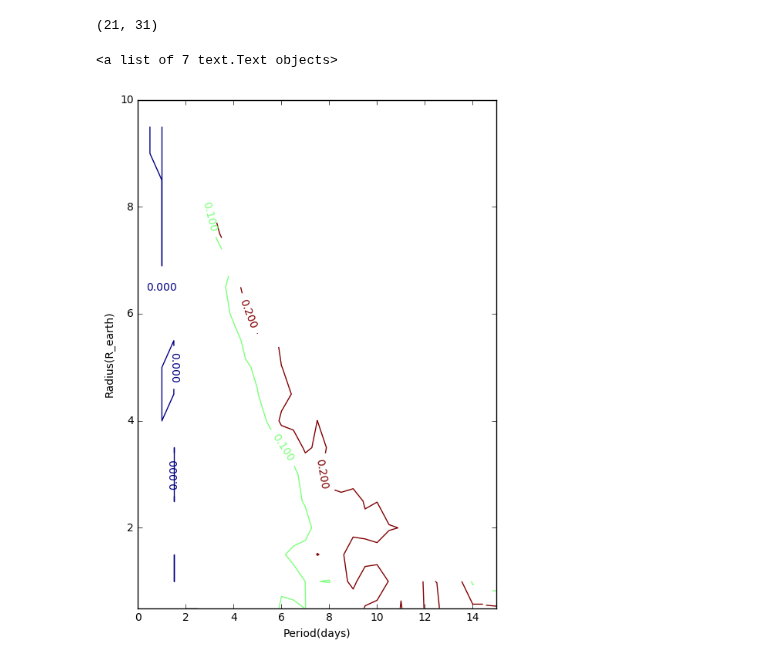
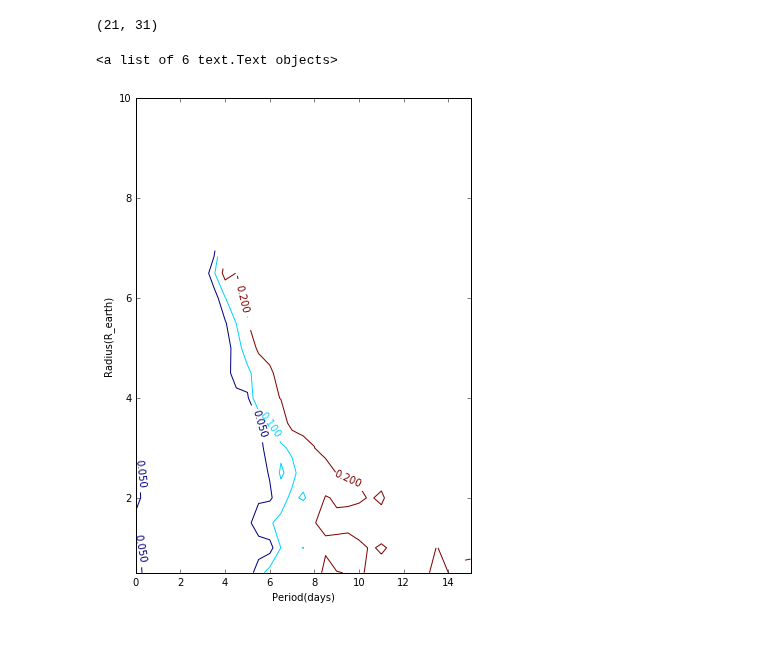
Before and after one commit to dm1681/Merging_Perts, a Jupyter notebook: Research/Merging_Perts/IC_gen.ipynb, the cells around one changed output. Saved outputs shown, nothing was run; the diff lists cells and outputs as text; code cells hidden in the pictures; blank space fills up the shorter version.

```diff
--- a/Research/Merging_Perts/IC_gen.ipynb
+++ b/Research/Merging_Perts/IC_gen.ipynb
@@ -378,17 +383,19 @@ avgfin_ecc.shape #rows,cols
 # %% [output]
 (21, 31)
 # %%
+# makes the contour plot
+
 fig,ax = plt.subplots(1,1)
 fig.set_size_inches(6,8.5)
 z = avgfin_ecc
 #z = np.flipud(z)
 #X,Y = np.meshgrid(x,y)
-levels = [0.0,0.10,0.20]
+levels = [0.05,0.10,0.20]
 ct = ax.contour(x,y,z,levels)
 ax.set_ylabel('Radius(R_earth)')
 ax.set_xlabel('Period(days)')
 ax.set_ylim(0.5,10)
 ax.clabel(ct,inline=True,fontsize=10)
 # %% [output]
-<a list of 7 text.Text objects>
+<a list of 6 text.Text objects>
-[figure, old version]
+[figure, new version]
```
Also changed, not shown: parts of 11 cells of this notebook.
